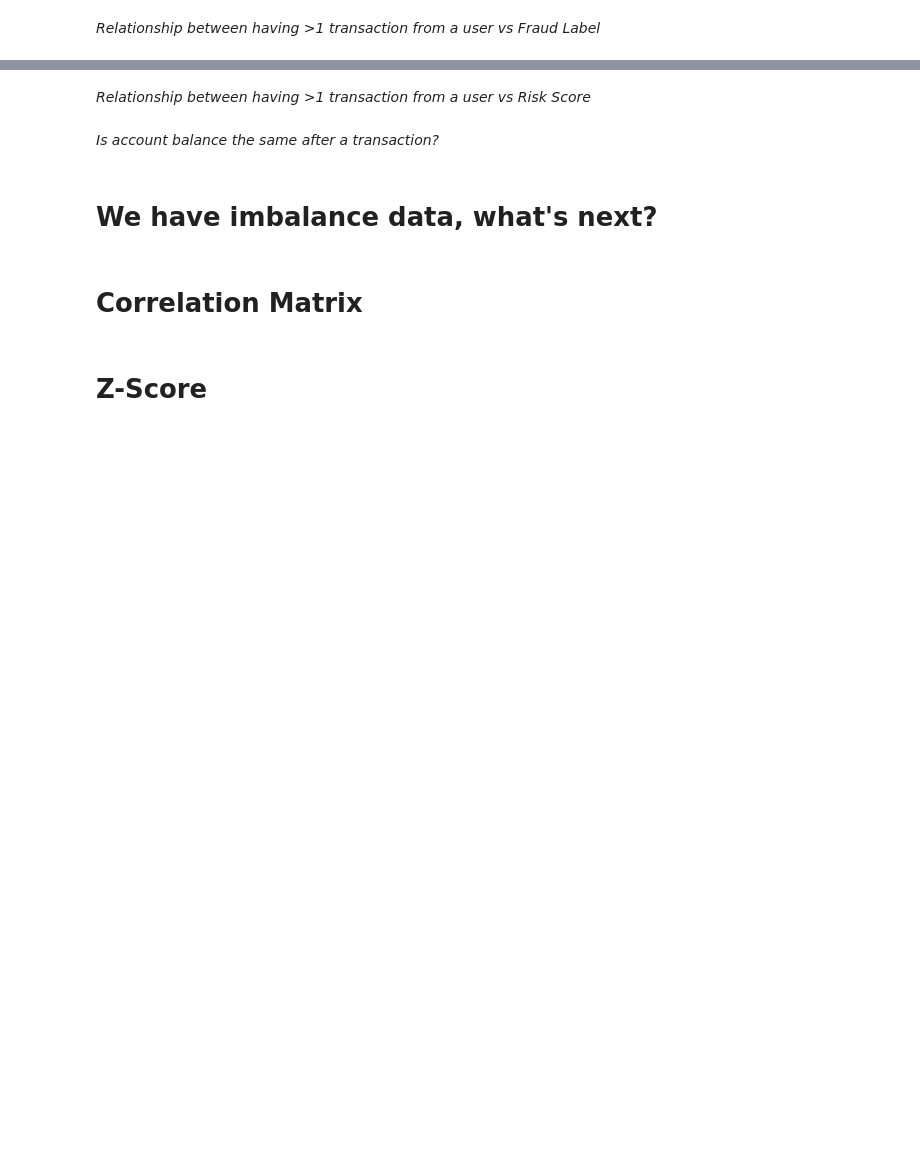
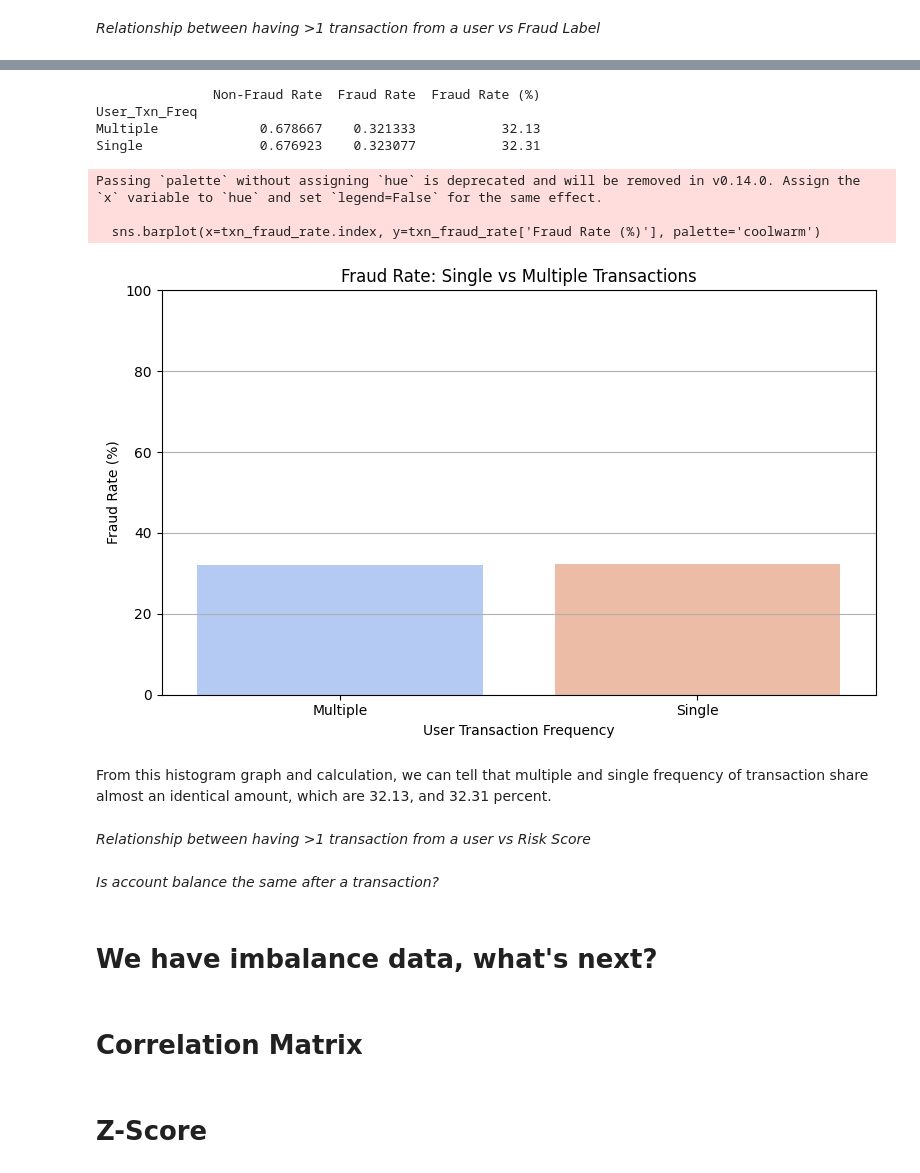
Before and after one commit to clouudo/DS-Assignment, a Jupyter notebook: DS Assignment.ipynb, the cells around one changed output, grey strips where cells are left out. Drawn from its saved outputs; the diff is of its cells as text; code cells hidden in the pictures; blank space fills up the shorter version.

```diff
--- a/DS Assignment.ipynb
+++ b/DS Assignment.ipynb
@@ -478,3 +507,38 @@ From the result, we can tell that most transaction amount belongs to the low gro
+# %%
+# Count transactions per user
+user_txn_count = df['User_ID'].value_counts()
+
+# Map back to original DataFrame
+df['User_Txn_Freq'] = df['User_ID'].map(lambda x: 'Multiple' if user_txn_count[x] > 1 else 'Single')
+
+txn_fraud_rate = df.groupby('User_Txn_Freq')['Fraud_Label'].value_counts(normalize=True).unstack().fillna(0)
+txn_fraud_rate.columns = ['Non-Fraud Rate', 'Fraud Rate']
+txn_fraud_rate['Fraud Rate (%)'] = (txn_fraud_rate['Fraud Rate'] * 100).round(2)
+
+print(txn_fraud_rate)
+
+# Bar plot
+plt.figure(figsize=(8,5))
+sns.barplot(x=txn_fraud_rate.index, y=txn_fraud_rate['Fraud Rate (%)'], palette='coolwarm')
+
+plt.title('Fraud Rate: Single vs Multiple Transactions')
+plt.ylabel('Fraud Rate (%)')
+plt.xlabel('User Transaction Frequency')
+plt.ylim(0, 100)
+plt.grid(axis='y')
+plt.tight_layout()
+plt.show()
+# %% [output]
+               Non-Fraud Rate  Fraud Rate  Fraud Rate (%)
+User_Txn_Freq
+Multiple             0.678667    0.321333           32.13
+Single               0.676923    0.323077           32.31
+Passing `palette` without assigning `hue` is deprecated and will be removed in v0.14.0. Assign the `x` variable to `hue` and set `legend=False` for the same effect.
+
+  sns.barplot(x=txn_fraud_rate.index, y=txn_fraud_rate['Fraud Rate (%)'], palette='coolwarm')
+[figure, added]
+# %% [markdown]
+From this histogram graph and calculation, we can tell that multiple and single frequency of transaction share almost an identical amount, which are 32.13, and 32.31 percent.
 # %% [markdown]
 *Relationship between having >1 transaction from a user vs Risk Score*
 # %% [markdown]
```
Also changed, not shown: parts of 4 cells of this notebook, 1 other file.
